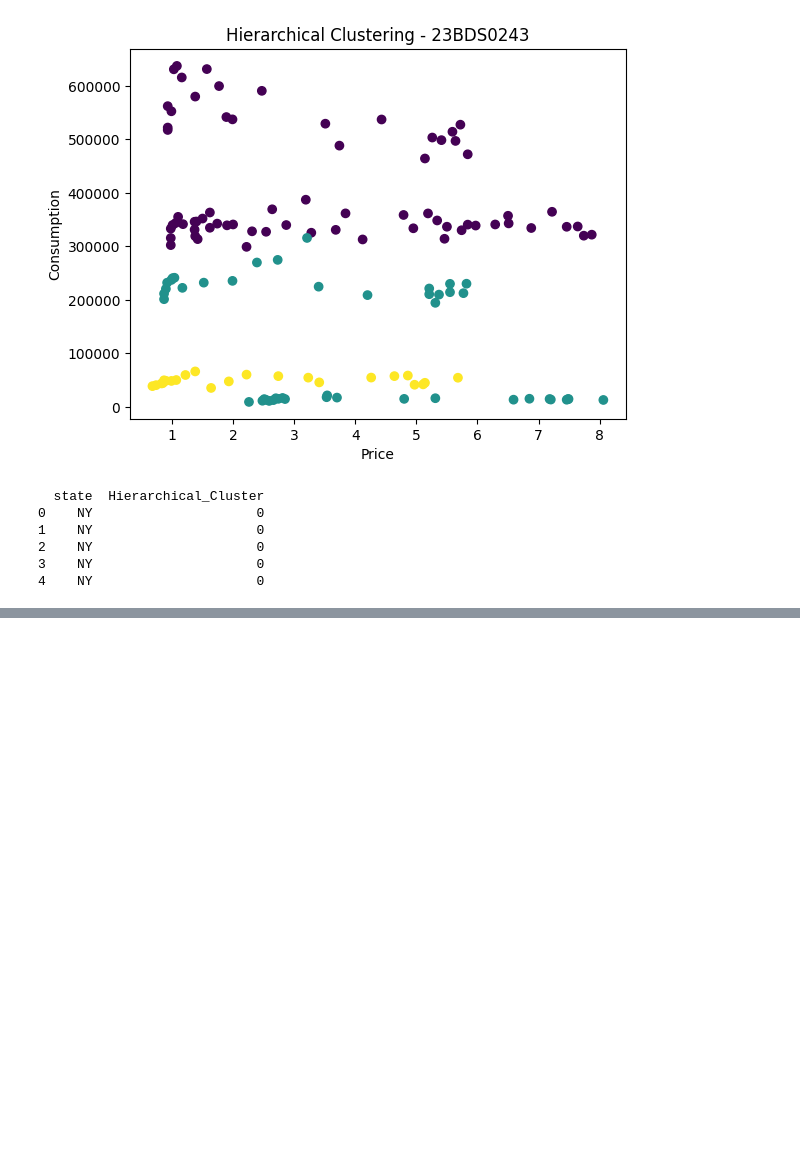
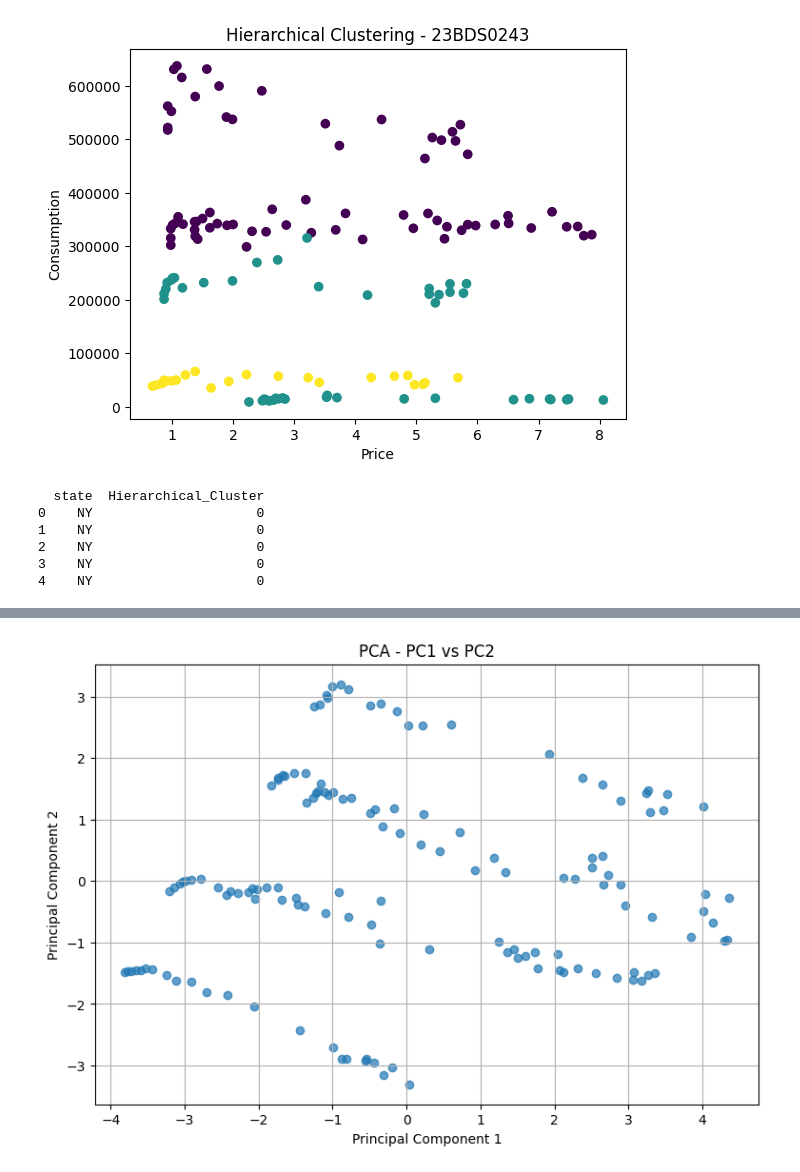
Before and after one commit to siddhiofficial/Siddhi, a Jupyter notebook: EDA_Phase1.ipynb, the cells around one changed output, grey strips where cells are left out. Saved outputs shown, nothing was run; the diff lists cells and outputs as text; code cells hidden in the pictures; blank space fills up the shorter version.

```diff
--- a/EDA_Phase1.ipynb
+++ b/EDA_Phase1.ipynb
@@ -646,0 +693,13 @@ print(df[['state', 'Hierarchical_Cluster']].head())
+# %%
+from sklearn.decomposition import PCA
+pca = PCA()
+pca_result = pca.fit_transform(scaled_data)
+
+# Create DataFrame of principal components
+pca_df = pd.DataFrame(
+    pca_result,
+    columns=[f'PC{i+1}' for i in range(pca_result.shape[1])]
+)
+
+print("Principal Component Scores:")
+display(pca_df.head(10))
@@ -646,0 +794,14 @@ print(df[['state', 'Hierarchical_Cluster']].head())
+# %%
+#PC1 Vs PC2 scatter plot
+plt.figure(figsize=(9, 6))
+
+plt.scatter(pca_df['PC1'], pca_df['PC2'], alpha=0.7)
+
+plt.title("PCA - PC1 vs PC2")
+plt.xlabel("Principal Component 1")
+plt.ylabel("Principal Component 2")
+plt.grid(True)
+
+plt.show()
+# %% [output]
+[figure, added]
```
Also changed, not shown: parts of 22 cells of this notebook.
